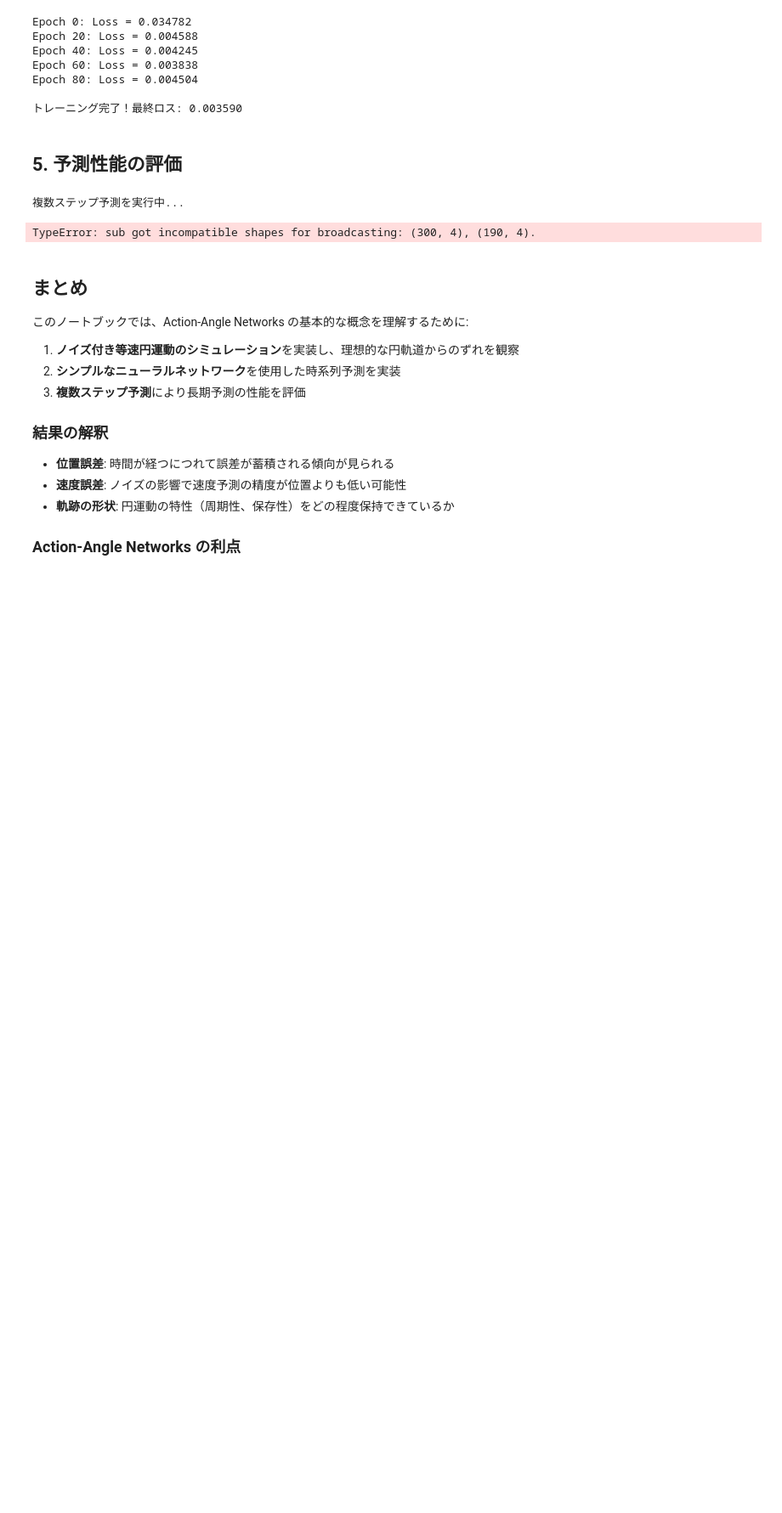
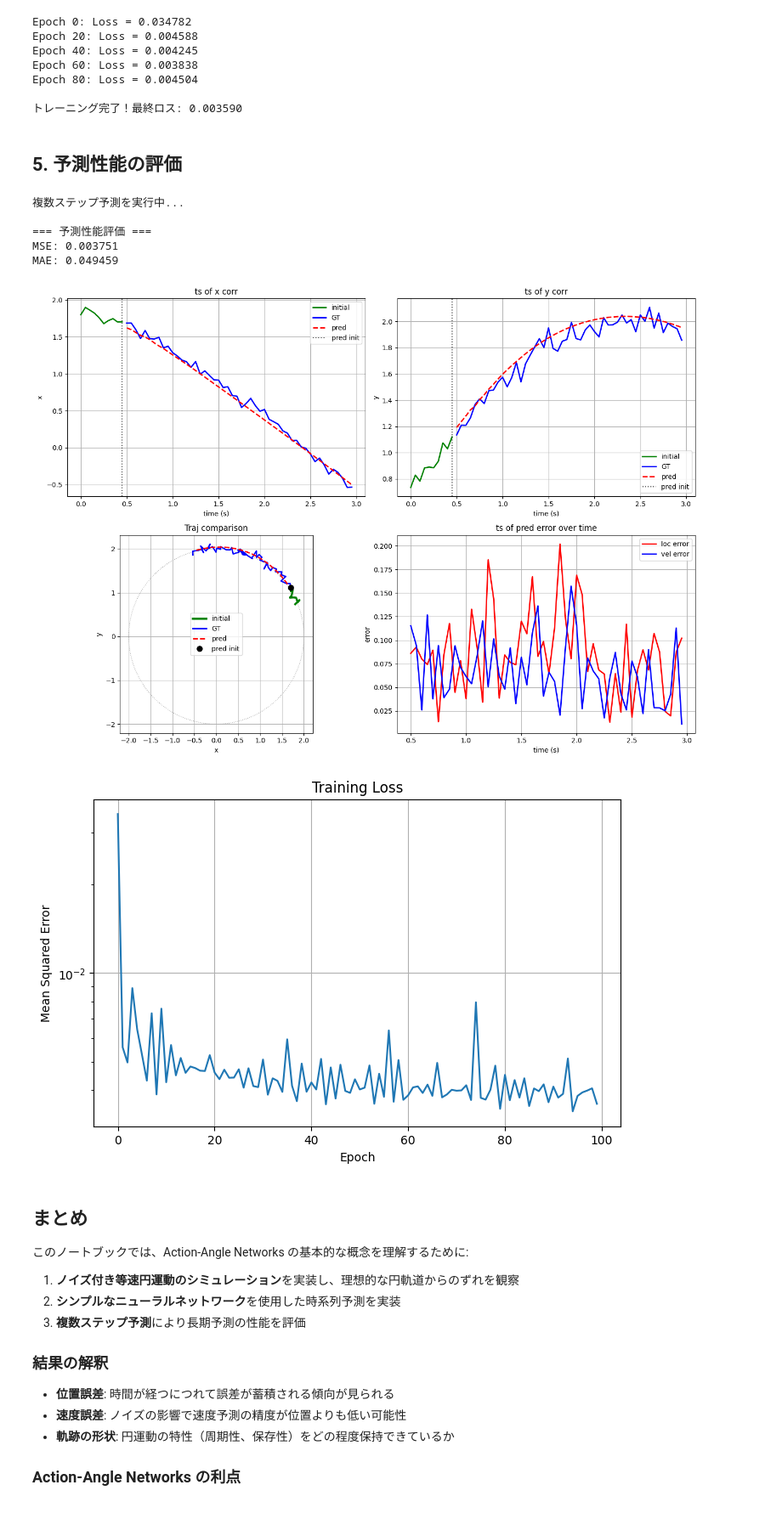
Before and after one commit to shkamiya/ActionAngleNetworks, a Jupyter notebook: notebooks/e2025_0826_circular.ipynb, the cells around one changed output. Shown at 85% size. Drawn from its saved outputs; the diff is of its cells as text; code cells hidden in the pictures; blank space fills up the shorter version.

```diff
--- a/notebooks/e2025_0826_circular.ipynb
+++ b/notebooks/e2025_0826_circular.ipynb
@@ -36,0 +62,32 @@ plt.style.use('default')
+# %%
+import importlib, importlib.metadata as md, pathlib, os, ctypes, sys
+
+print("=== pip NVIDIA pkgs ===")
+for pkg in ["nvidia-cudnn-cu12","nvidia-cublas-cu12","nvidia-cusolver-cu12",
+            "nvidia-cuda-runtime-cu12","nvidia-cuda-nvrtc-cu12","nvidia-cuda-cupti-cu12"]:
+    try:
+        print(f"{pkg:24s}", md.version(pkg))
+    except md.PackageNotFoundError:
+        print(f"{pkg:24s} NOT INSTALLED")
+
+print("\n=== pip cudnn libdir ===")
+try:
+    m = importlib.import_module("nvidia.cudnn")
+    libdir = pathlib.Path(m.__file__).parent/"lib"
+    print("libdir:", libdir)
+    for f in sorted(libdir.glob("libcudnn*.so*")):
+        print(" ", f, "->", f.resolve())
+except Exception as e:
+    print("could not import nvidia.cudnn:", e)
+
+print("\n=== actually loaded (from /proc/self/maps) ===")
+h = ctypes.CDLL("libcudnn.so")
+h.cudnnGetVersion.restype = ctypes.c_size_t
+print("cudnnGetVersion:", h.cudnnGetVersion())
+pid = os.getpid()
+seen=set()
+with open(f"/proc/{pid}/maps") as f:
+    for line in f:
+        parts = line.split()
+        if parts and "libcudnn" in parts[-1] and parts[-1] not in seen:
+            print(" ", parts[-1]); seen.add(parts[-1])
@@ -443,11 +518,11 @@ def multi_step_prediction(state, initial_sequence, n_steps=50):
 # テスト用の軌跡を選択
 test_idx = 0
 initial_sequence = test_data_norm[test_idx, :10]  # 最初の10ステップ
-true_future = test_data_norm[test_idx, 10:310]     # 真の将来50ステップ
+true_future = test_data_norm[test_idx, 10:60]     # 真の将来50ステップ
 
 # 予測実行
 print("複数ステップ予測を実行中...")
-predictions = multi_step_prediction(state, initial_sequence, n_steps=300)
+predictions = multi_step_prediction(state, initial_sequence, n_steps=50)
 
 # 正規化を元に戻す
 initial_sequence_orig = denormalize_data(initial_sequence[None, :, :])[0]
@@ -515,34 +590,39 @@ ax.legend()
 
 # 誤差の時間変化
 ax = axes[1, 1]
 position_error = jnp.sqrt((predictions_orig[:, 0] - true_future_orig[:, 0])**2 +
                          (predictions_orig[:, 1] - true_future_orig[:, 1])**2)
 velocity_error = jnp.sqrt((predictions_orig[:, 2] - true_future_orig[:, 2])**2 +
                          (predictions_orig[:, 3] - true_future_orig[:, 3])**2)
 
 ax.plot(total_time[split_idx:], position_error, 'r-', linewidth=2, label='loc error')
 ax.plot(total_time[split_idx:], velocity_error, 'b-', linewidth=2, label='vel error')
 ax.grid(True)
 ax.set_title('ts of pred error over time')
 ax.set_xlabel('time (s)')
 ax.set_ylabel('error')
 ax.legend()
 
 plt.tight_layout()
 plt.show()
 
 # トレーニング損失の可視化
 plt.figure(figsize=(8, 5))
 plt.plot(losses)
 plt.grid(True)
 plt.title('Training Loss')
 plt.xlabel('Epoch')
 plt.ylabel('Mean Squared Error')
 plt.yscale('log')
 plt.show()
 # %% [output]
 複数ステップ予測を実行中...
+
+=== 予測性能評価 ===
+MSE: 0.003751
+MAE: 0.049459
-TypeError: sub got incompatible shapes for broadcasting: (300, 4), (190, 4).
+[figure, added]
+[figure, added]
 # %% [markdown]
 ## まとめ
 
```
Also changed, not shown: parts of 2 cells of this notebook, 9 other files.
